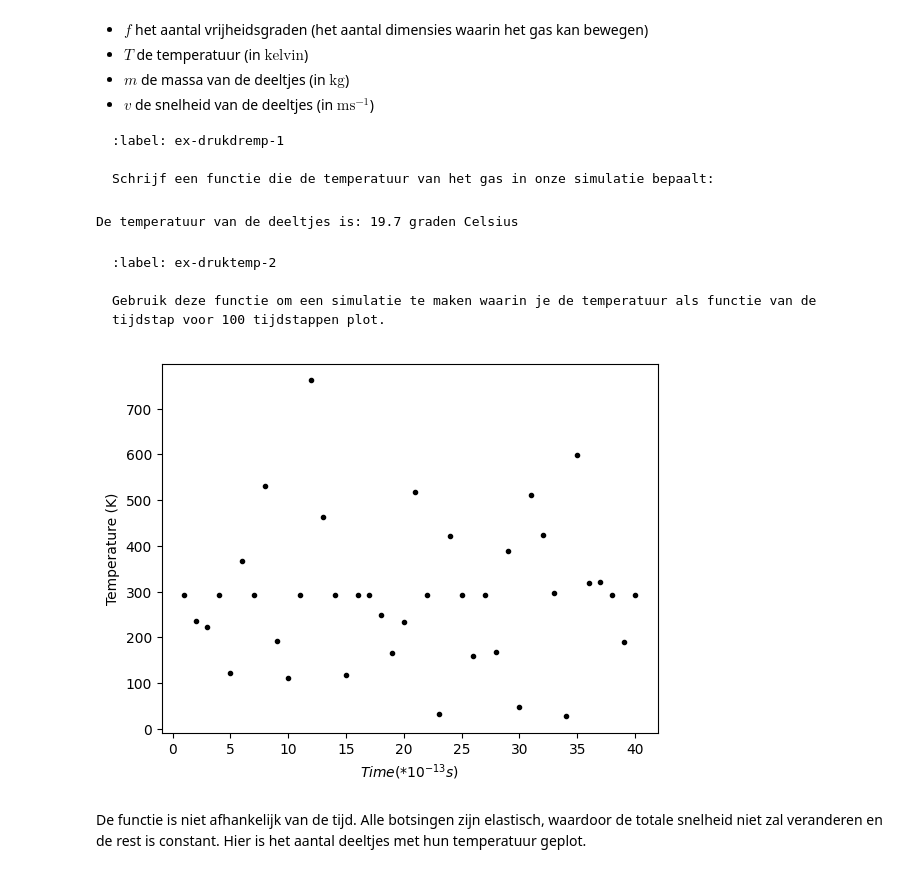
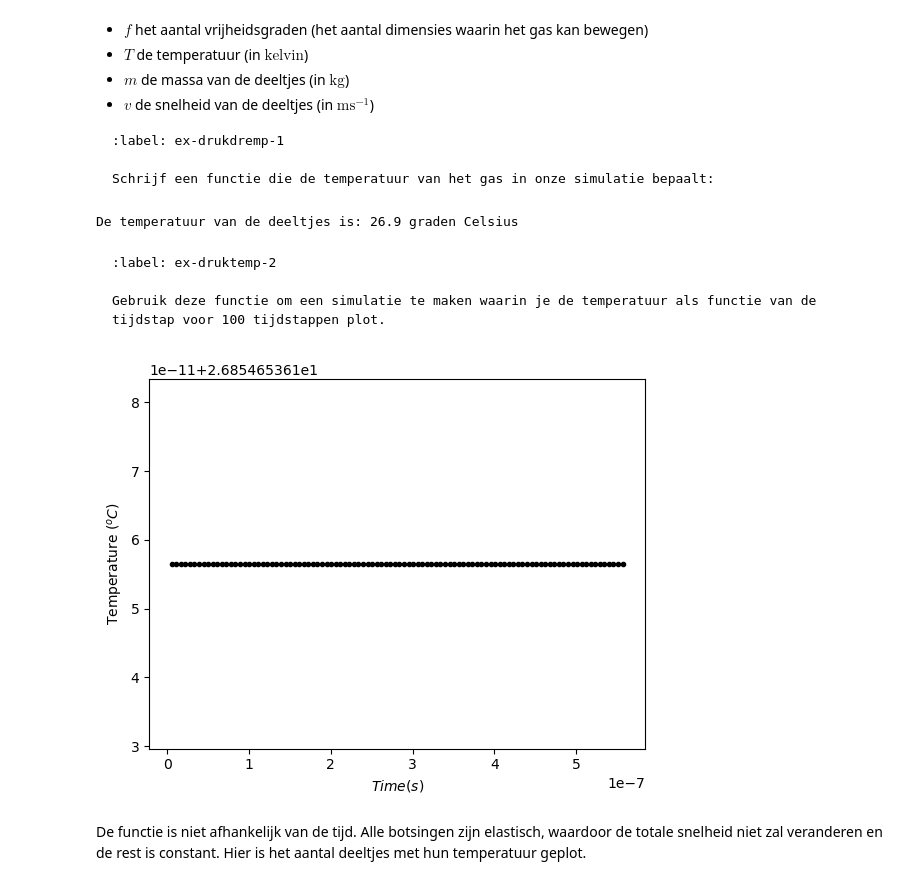
Before and after one commit to Eerkje/Annet-Erik, a Jupyter notebook: Content/PySim/5_druktemp.ipynb, the cells around one changed output. Drawn from its saved outputs; the diff is of its cells as text; code cells hidden in the pictures.

````diff
--- a/Content/PySim/5_druktemp.ipynb
+++ b/Content/PySim/5_druktemp.ipynb
@@ -36,11 +36,17 @@ import numpy as np
 import matplotlib.pyplot as plt
 from matplotlib.animation import FuncAnimation
 
-BOX_SIZE_0 = 1e-8            # Hoogte en lengte startvolume
-N = 40                       # Aantal deeltjes
-V_0 = 4.1e2                  # Startsnelheid van deeltjes
-RADIUS = 3e-10               # Straal van moleculen
-DT = 1e-13                   # Tijdstap om geen botsing te missen
+BOX_SIZE_0 = 10            # Hoogte en lengte startvolume
+N = 40                     # Aantal deeltjes
+V_0 = 1                    # Startsnelheid van deeltjes
+RADIUS = 0.3               # Straal van moleculen
+DT = 0.1*RADIUS/V_0        # Tijdstap om geen botsing te missen
+
+factor_v = 415  # omrekenfactor van simulatie snelheid naar echte snelheid in m/s
+factor_r = 1e-9  # omrekenfactor van simulatie afstand naar echte afstand in m
+factor_box = (6e-9)/ 10  # omrekenfactor van simulatie box naar echte box in m
+factor_t = (0.167*10**-9)/DT # omrekenfactor van simulatie tijd naar echte tijd in s
+m = 4.81 * 10**-26  # massa als 1 luchtmolecuul gemiddeld 4.81*10^-26 kg is
 # %% [markdown]
 De klasse voor de gasmoleculen en de functies voor hun onderlinge interactie:
 # %%
@@ -107,7 +113,7 @@ def create_particles(particles):
         vx = np.random.uniform(-V_0, V_0)
         vy = np.random.choice([-1, 1]) * np.sqrt(V_0**2 - vx**2)
         pos = np.random.uniform(-BOX_SIZE_0/2 + RADIUS, BOX_SIZE_0/2 - RADIUS, 2)
-        particles.append(ParticleClass(m=1.0, v=[vx, vy], r=pos, R=RADIUS))
+        particles.append(ParticleClass(m=1, v=[vx, vy], r=pos, R=RADIUS))
 
 # note dat deze handle_collisions functie anders is dan we gedaan in brownian motion
 # controleer zelf welke van de twee functies sneller is (wat, zoals gezegd, sterk afhangt van het aantal deeltjes!)
@@ -154,10 +160,7 @@ plt.ylim(-BOX_SIZE_0/2, BOX_SIZE_0/2)
 
 for p in particles:
     plt.plot(p.r[0], p.r[1], 'k.', ms=25)
-    xs = [p.r[0] for p in particles]
-    ys = [p.r[1] for p in particles]
-    vxs = [p.v[0] for p in particles]
-    vys = [p.v[1] for p in particles]
-    plt.quiver(xs, ys, vxs, vys, angles='xy', scale_units='xy', scale=1e11, color='red')
+    plt.arrow(p.r[0], p.r[1], p.v[0], p.v[1],
+              head_width=0.05, head_length=0.1, color='red')
 plt.show()
 # %% [output]
@@ -197,7 +200,7 @@ def temperature(particles) -> float:
     v_all = np.array([])
     for p in particles:
         v = np.sqrt(p.v[0]**2 + p.v[1]**2)
-        v_all = np.append(v_all, v)
+        v_all = np.append(v_all, v*factor_v)
     v = np.average(v_all**2) #<v^2> bepalen
 
     m = 4.81 * 10**-26  # massa als 1 luchtmolecuul gemiddeld 4.81*10^-26 kg is
@@ -205,7 +208,7 @@ def temperature(particles) -> float:
     return temp
 print('De temperatuur van de deeltjes is:', np.round(np.average(temperature(particles))-273.15,1), 'graden Celsius')
 # %% [output]
-De temperatuur van de deeltjes is: 19.7 graden Celsius
+De temperatuur van de deeltjes is: 26.9 graden Celsius
 # %% [markdown]
 ```{exercise} Temperatuurplot
 :label: ex-druktemp-2
@@ -215,24 +218,24 @@ Gebruik deze functie om een simulatie te maken waarin je de temperatuur als func
 # %%
 # ruimte voor uitwerking
 import matplotlib.pyplot as plt
-#particles = []
+particles = []
 temperatures = np.zeros(100, dtype=float)
-times = np.linspace(1, 40, 40)
+times = np.linspace(1, 100, 100)
 
 create_particles(particles)
-for i in range(40):
+for i in range(100):
     take_time_step(particles)
     # vastleggen van temperatuur per tijdstap
-    temperatures[i] = temperature(particles)[i] - 273.15
+    temperatures[i] = np.average(temperature(particles))- 273.15 #in graden celsius
 
 plt.figure()
-plt.xlabel('$Time (*10^{-13} s)$')
-plt.ylabel('Temperature (K)')
+plt.xlabel('$Time (s)$')
+plt.ylabel('Temperature ($^o C$)')
 # plotten van tijd tegen temperatuur
-plt.plot(times, temperature(particles), 'k.')
+plt.plot(times*factor_t, temperatures, 'k.')
 plt.show()
 # %% [output]
-[figure, old version]
+[figure, new version]
 # %% [markdown]
 De functie is niet afhankelijk van de tijd. Alle botsingen zijn elastisch, waardoor de totale snelheid niet zal veranderen en de rest is constant. Hier is  het aantal deeltjes met hun temperatuur geplot.
 # %% [markdown]
````
Also changed, not shown: parts of 6 cells of this notebook, 1 other file.
